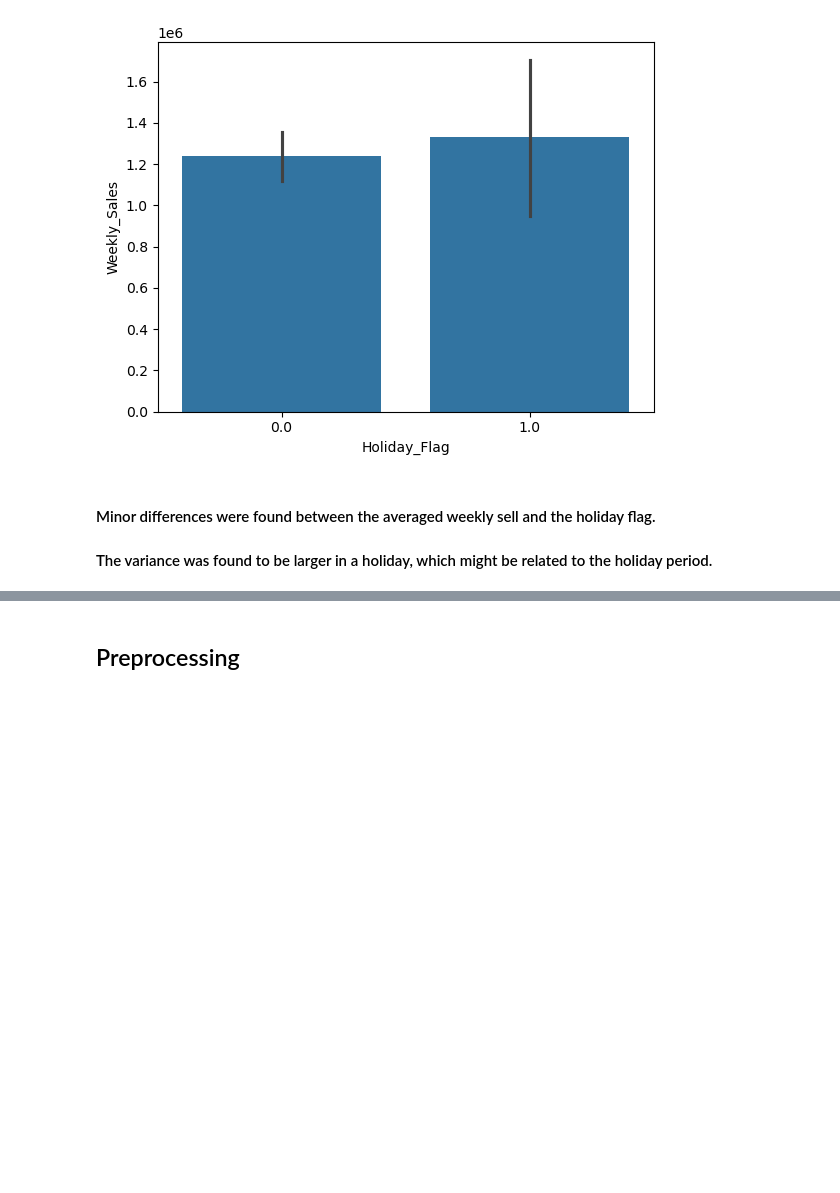
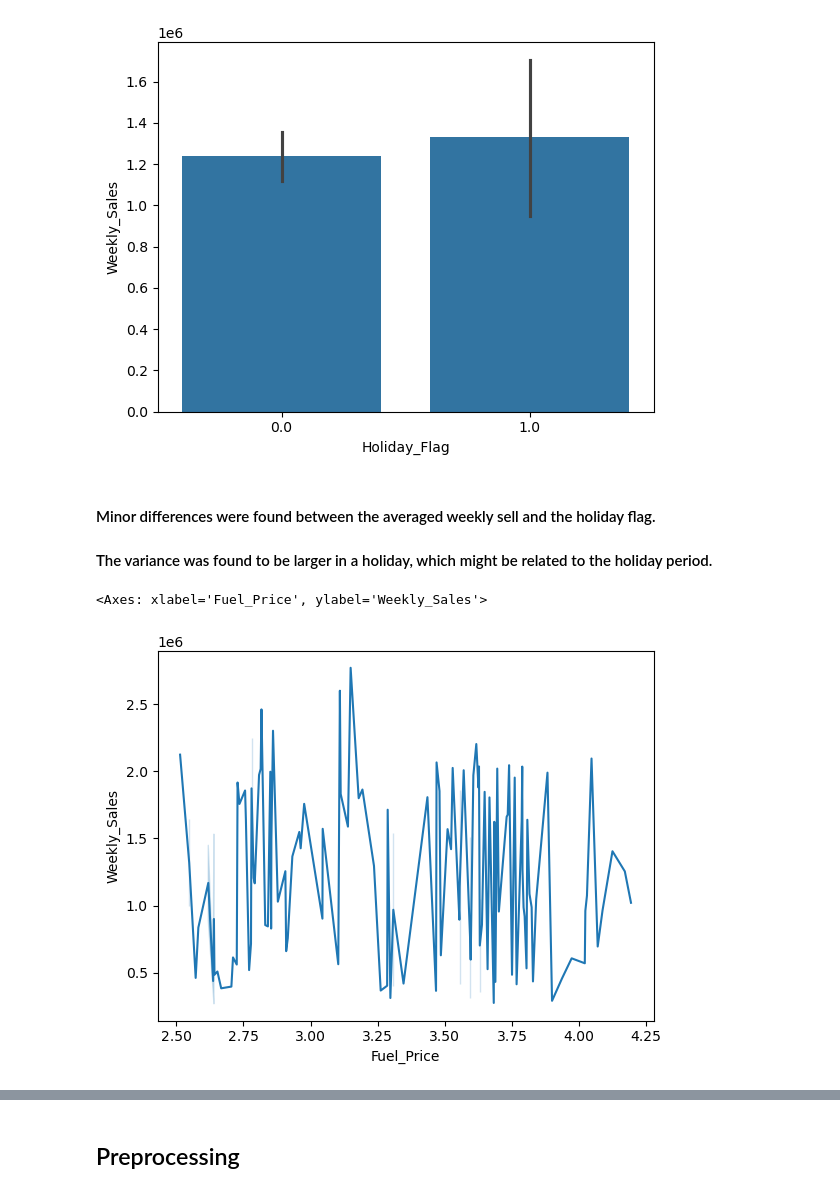
Before and after one commit to ValentinLhoteWork/PROJECTS-Supervised-Machine-Learning-Walmart, a Jupyter notebook: Project_supervised_Walmart.ipynb, the cells around one changed output, grey strips where cells are left out. Saved outputs shown, nothing was run; the diff lists cells and outputs as text; code cells hidden in the pictures; blank space fills up the shorter version.

```diff
--- a/Project_supervised_Walmart.ipynb
+++ b/Project_supervised_Walmart.ipynb
@@ -101,3 +105,8 @@ sns.barplot(x='Holiday_Flag', y='Weekly_Sales', data=df)
 # %% [markdown]
 #### Minor differences were found between the averaged weekly sell and the holiday flag.
 #### The variance was found to be larger in a holiday, which might be related to the holiday period.
+# %%
+sns.lineplot(x='Fuel_Price', y='Weekly_Sales', data=df)
+# %% [output]
+<Axes: xlabel='Fuel_Price', ylabel='Weekly_Sales'>
+[figure, added]
```
Also changed, not shown: parts of 22 cells of this notebook.
